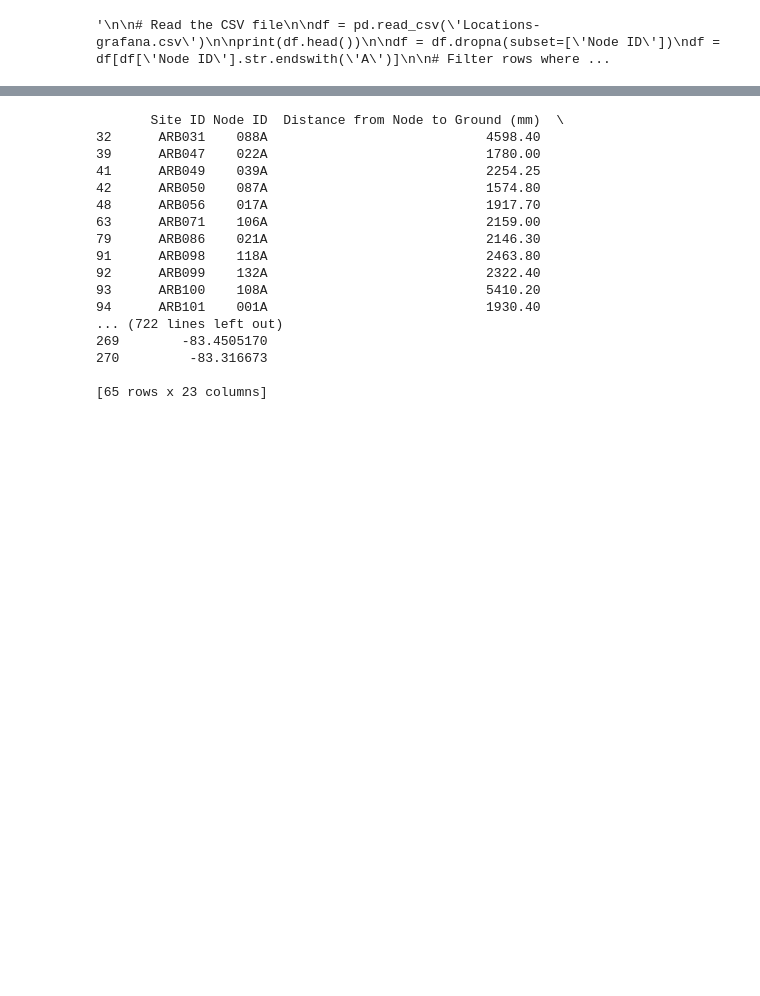
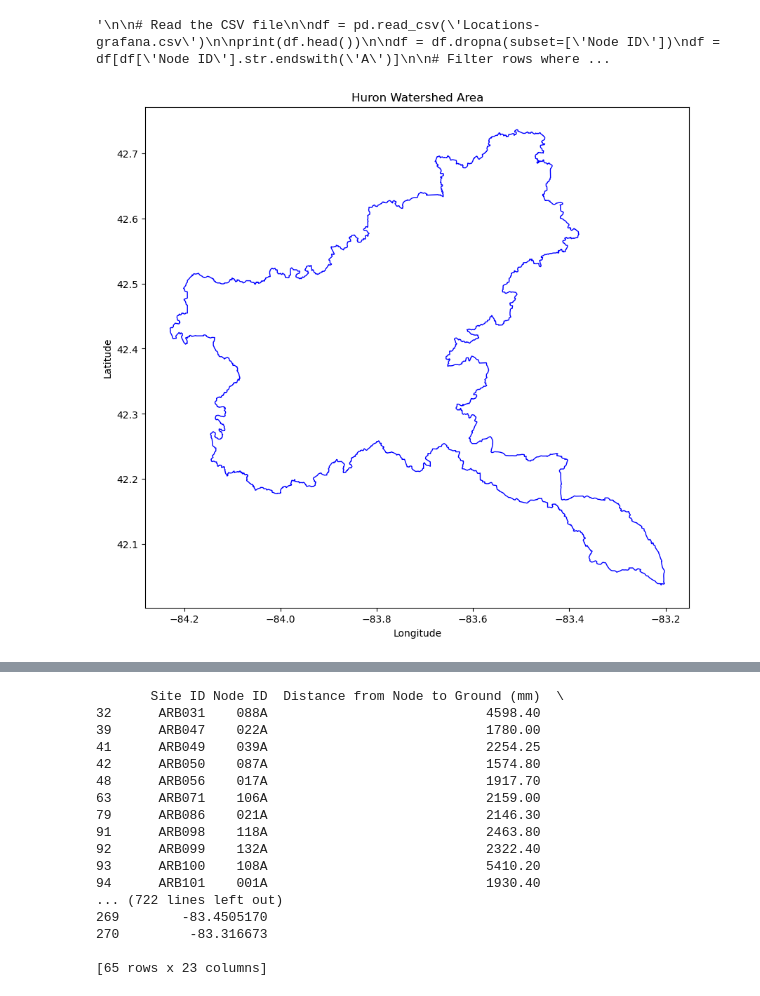
Before and after one commit to shinapatel/Huron_Watershed_Site_Updates, a Jupyter notebook: huron_geo.ipynb, the cells around one changed output, grey strips where cells are left out. Saved outputs shown, nothing was run; the diff lists cells and outputs as text; code cells hidden in the pictures; blank space fills up the shorter version.

```diff
--- a/huron_geo.ipynb
+++ b/huron_geo.ipynb
@@ -107,3 +131,16 @@ gdf.to_file(output_geojson, driver='GeoJSON')
+# %%
+file_path = "Huron_Watershed.geojson"
+gdf = gpd.read_file(file_path)
+
+# Plot the GeoDataFrame
+fig, ax = plt.subplots(figsize=(10, 10))
+gdf.plot(ax=ax, facecolor='none', edgecolor='blue')  # Adjust colors as needed
+ax.set_title('Huron Watershed Area')
+plt.xlabel('Longitude')
+plt.ylabel('Latitude')
+plt.show()
+# %% [output]
+[figure, added]
 # %%
 # Load GeoJSON files into GeoDataFrames
 sensor_file = 'Huron_sensors.geojson'
```
Also changed, not shown: parts of 6 cells of this notebook, 4 other files.
